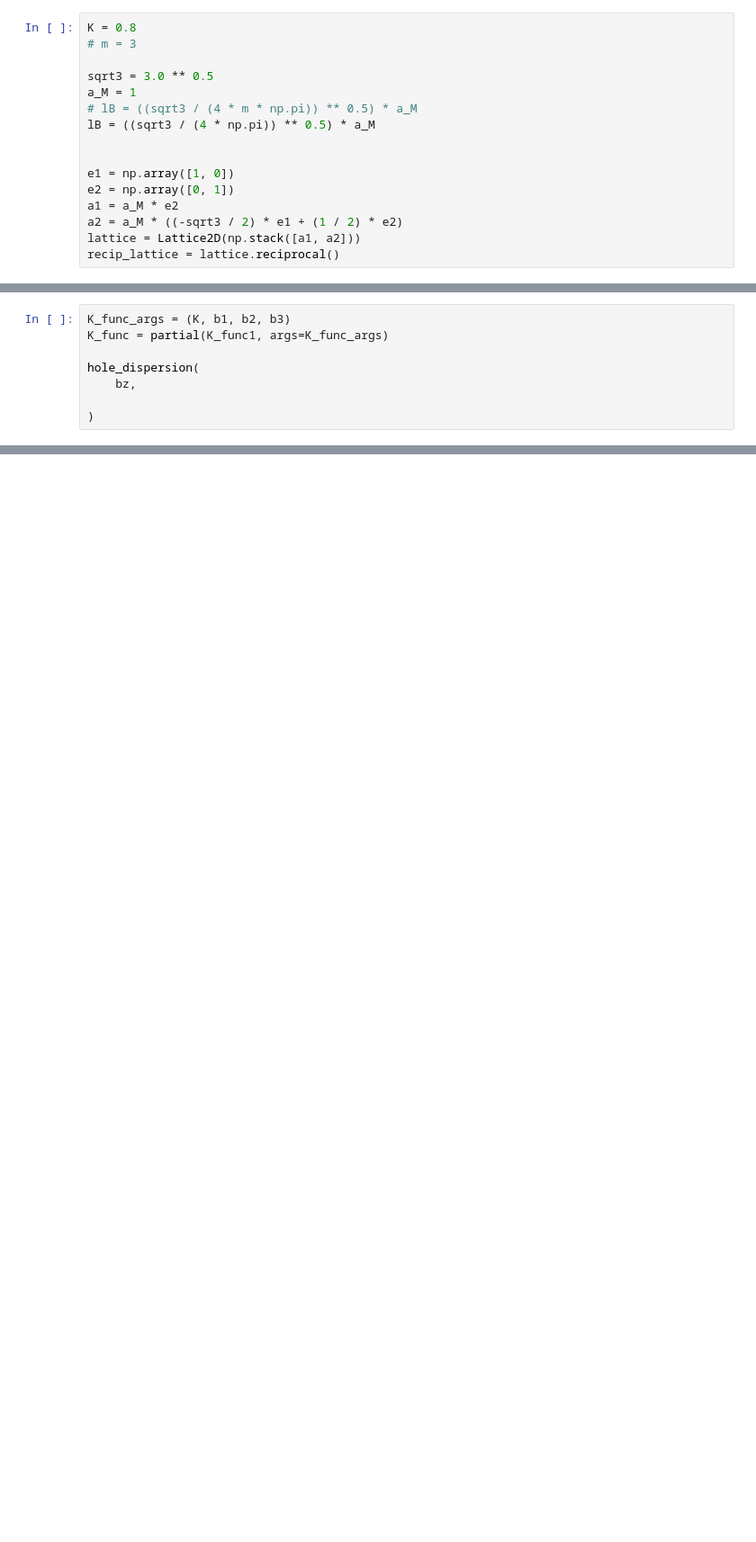
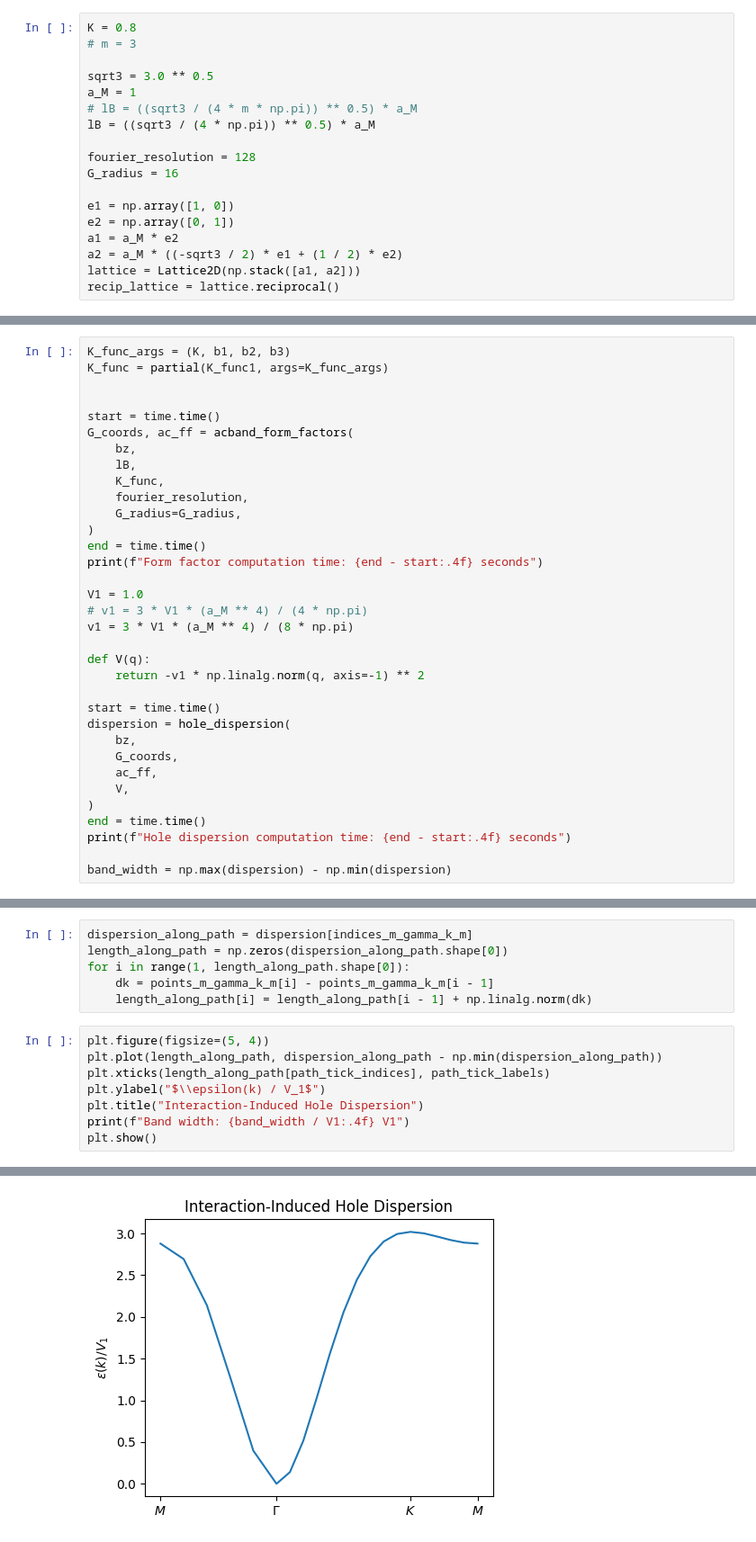
Before and after one commit to pco0511/acband-laughlin-instability, a Jupyter notebook: hole_dispersion.ipynb, the cells around one changed output, grey strips where cells are left out. Shown: that part at 90% size. Drawn from its saved outputs; the diff is of its cells as text; blank space fills up the shorter version.

```diff
--- a/hole_dispersion.ipynb
+++ b/hole_dispersion.ipynb
@@ -17,6 +17,8 @@ a_M = 1
 # lB = ((sqrt3 / (4 * m * np.pi)) ** 0.5) * a_M
 lB = ((sqrt3 / (4 * np.pi)) ** 0.5) * a_M
 
+fourier_resolution = 128
+G_radius = 16
 
 e1 = np.array([1, 0])
 e2 = np.array([0, 1])
@@ -65,8 +124,34 @@ plt.show()
 K_func_args = (K, b1, b2, b3)
 K_func = partial(K_func1, args=K_func_args)
 
-hole_dispersion(
+
+start = time.time()
+G_coords, ac_ff = acband_form_factors(
     bz,
+    lB,
+    K_func,
+    fourier_resolution,
+    G_radius=G_radius,
+)
+end = time.time()
+print(f"Form factor computation time: {end - start:.4f} seconds")
 
+V1 = 1.0
+# v1 = 3 * V1 * (a_M ** 4) / (4 * np.pi)
+v1 = 3 * V1 * (a_M ** 4) / (8 * np.pi)
+
+def V(q):
+    return -v1 * np.linalg.norm(q, axis=-1) ** 2
+
+start = time.time()
+dispersion = hole_dispersion(
+    bz,
+    G_coords,
+    ac_ff,
+    V,
 )
+end = time.time()
+print(f"Hole dispersion computation time: {end - start:.4f} seconds")
+
+band_width = np.max(dispersion) - np.min(dispersion)
 # %% [output]
@@ -73,0 +160,15 @@ hole_dispersion(
+# %%
+dispersion_along_path = dispersion[indices_m_gamma_k_m]
+length_along_path = np.zeros(dispersion_along_path.shape[0])
+for i in range(1, length_along_path.shape[0]):
+    dk = points_m_gamma_k_m[i] - points_m_gamma_k_m[i - 1]
+    length_along_path[i] = length_along_path[i - 1] + np.linalg.norm(dk)
+# %%
+plt.figure(figsize=(5, 4))
+plt.plot(length_along_path, dispersion_along_path - np.min(dispersion_along_path))
+plt.xticks(length_along_path[path_tick_indices], path_tick_labels)
+plt.ylabel("$\\epsilon(k) / V_1$")
+plt.title("Interaction-Induced Hole Dispersion")
+print(f"Band width: {band_width / V1:.4f} V1")
+plt.show()
+# %% [output]
@@ -73,0 +176 @@ hole_dispersion(
+[figure, added]
```
Also changed, not shown: parts of 7 cells of this notebook, 1 other file.
